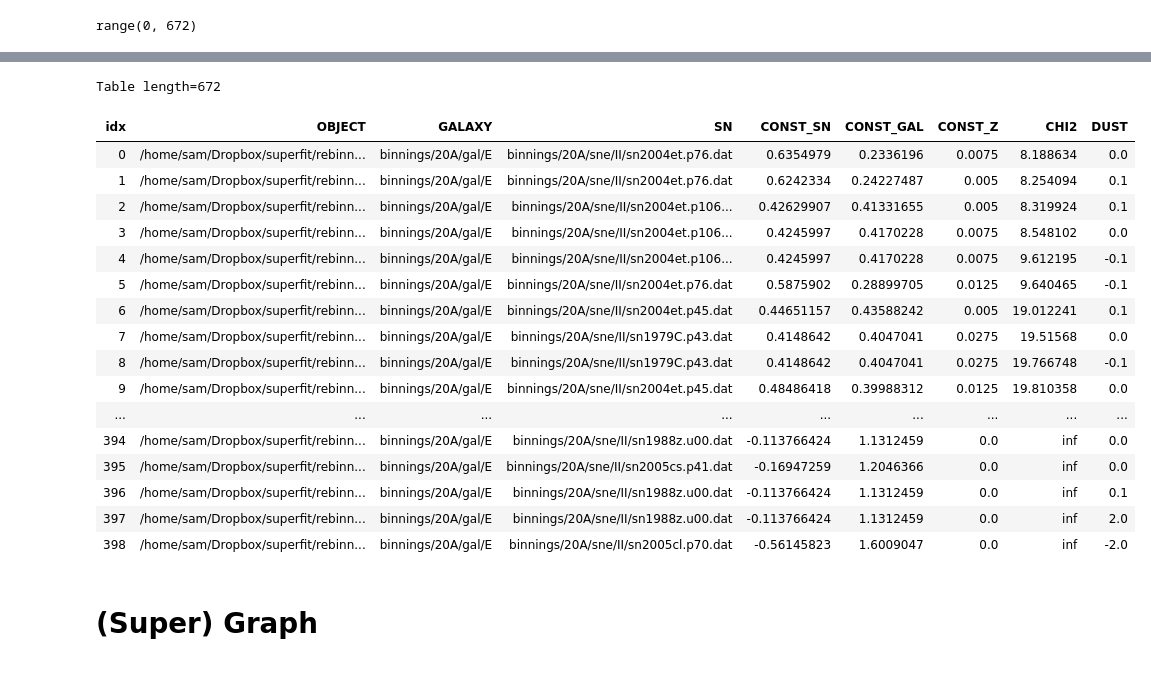
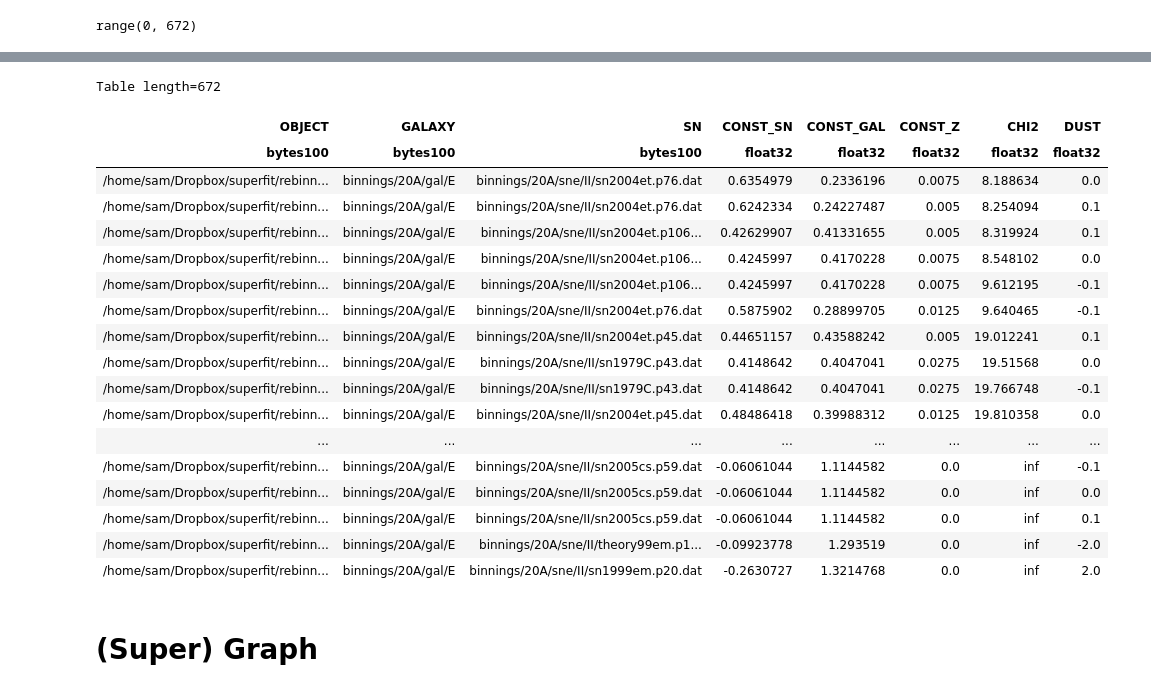
Before and after one commit to oyaron/NGSF, a Jupyter notebook: BFF.ipynb, the cells around one changed output, grey strips where cells are left out. Drawn from its saved outputs; the diff is of its cells as text; code cells hidden in the pictures.

```diff
--- a/BFF.ipynb
+++ b/BFF.ipynb
@@ -344,27 +305,28 @@ Table length=672
 # %%
 result
 result.sort('CHI2')
 result
-table.Table.show_in_notebook(result)
+#table.Table.show_in_notebook(result)
 # %% [output]
 Table length=672
-| idx | OBJECT | GALAXY | SN | CONST_SN | CONST_GAL | CONST_Z | CHI2 | DUST |
-| 0 | /home/sam/Dropbox/superfit/rebinn... | binnings/20A/gal/E | binnings/20A/sne/II/sn2004et.p76.dat | 0.6354979 | 0.2336196 | 0.0075 | 8.188634 | 0.0 |
-| 1 | /home/sam/Dropbox/superfit/rebinn... | binnings/20A/gal/E | binnings/20A/sne/II/sn2004et.p76.dat | 0.6242334 | 0.24227487 | 0.005 | 8.254094 | 0.1 |
-| 2 | /home/sam/Dropbox/superfit/rebinn... | binnings/20A/gal/E | binnings/20A/sne/II/sn2004et.p106... | 0.42629907 | 0.41331655 | 0.005 | 8.319924 | 0.1 |
-| 3 | /home/sam/Dropbox/superfit/rebinn... | binnings/20A/gal/E | binnings/20A/sne/II/sn2004et.p106... | 0.4245997 | 0.4170228 | 0.0075 | 8.548102 | 0.0 |
-| 4 | /home/sam/Dropbox/superfit/rebinn... | binnings/20A/gal/E | binnings/20A/sne/II/sn2004et.p106... | 0.4245997 | 0.4170228 | 0.0075 | 9.612195 | -0.1 |
-| 5 | /home/sam/Dropbox/superfit/rebinn... | binnings/20A/gal/E | binnings/20A/sne/II/sn2004et.p76.dat | 0.5875902 | 0.28899705 | 0.0125 | 9.640465 | -0.1 |
-| 6 | /home/sam/Dropbox/superfit/rebinn... | binnings/20A/gal/E | binnings/20A/sne/II/sn2004et.p45.dat | 0.44651157 | 0.43588242 | 0.005 | 19.012241 | 0.1 |
-| 7 | /home/sam/Dropbox/superfit/rebinn... | binnings/20A/gal/E | binnings/20A/sne/II/sn1979C.p43.dat | 0.4148642 | 0.4047041 | 0.0275 | 19.51568 | 0.0 |
-| 8 | /home/sam/Dropbox/superfit/rebinn... | binnings/20A/gal/E | binnings/20A/sne/II/sn1979C.p43.dat | 0.4148642 | 0.4047041 | 0.0275 | 19.766748 | -0.1 |
-| 9 | /home/sam/Dropbox/superfit/rebinn... | binnings/20A/gal/E | binnings/20A/sne/II/sn2004et.p45.dat | 0.48486418 | 0.39988312 | 0.0125 | 19.810358 | 0.0 |
-| ... | ... | ... | ... | ... | ... | ... | ... | ... |
-| 394 | /home/sam/Dropbox/superfit/rebinn... | binnings/20A/gal/E | binnings/20A/sne/II/sn1988z.u00.dat | -0.113766424 | 1.1312459 | 0.0 | inf | 0.0 |
-| 395 | /home/sam/Dropbox/superfit/rebinn... | binnings/20A/gal/E | binnings/20A/sne/II/sn2005cs.p41.dat | -0.16947259 | 1.2046366 | 0.0 | inf | 0.0 |
-| 396 | /home/sam/Dropbox/superfit/rebinn... | binnings/20A/gal/E | binnings/20A/sne/II/sn1988z.u00.dat | -0.113766424 | 1.1312459 | 0.0 | inf | 0.1 |
-| 397 | /home/sam/Dropbox/superfit/rebinn... | binnings/20A/gal/E | binnings/20A/sne/II/sn1988z.u00.dat | -0.113766424 | 1.1312459 | 0.0 | inf | 2.0 |
-| 398 | /home/sam/Dropbox/superfit/rebinn... | binnings/20A/gal/E | binnings/20A/sne/II/sn2005cl.p70.dat | -0.56145823 | 1.6009047 | 0.0 | inf | -2.0 |
+| OBJECT | GALAXY | SN | CONST_SN | CONST_GAL | CONST_Z | CHI2 | DUST |
+| bytes100 | bytes100 | bytes100 | float32 | float32 | float32 | float32 | float32 |
+| /home/sam/Dropbox/superfit/rebinn... | binnings/20A/gal/E | binnings/20A/sne/II/sn2004et.p76.dat | 0.6354979 | 0.2336196 | 0.0075 | 8.188634 | 0.0 |
+| /home/sam/Dropbox/superfit/rebinn... | binnings/20A/gal/E | binnings/20A/sne/II/sn2004et.p76.dat | 0.6242334 | 0.24227487 | 0.005 | 8.254094 | 0.1 |
+| /home/sam/Dropbox/superfit/rebinn... | binnings/20A/gal/E | binnings/20A/sne/II/sn2004et.p106... | 0.42629907 | 0.41331655 | 0.005 | 8.319924 | 0.1 |
+| /home/sam/Dropbox/superfit/rebinn... | binnings/20A/gal/E | binnings/20A/sne/II/sn2004et.p106... | 0.4245997 | 0.4170228 | 0.0075 | 8.548102 | 0.0 |
+| /home/sam/Dropbox/superfit/rebinn... | binnings/20A/gal/E | binnings/20A/sne/II/sn2004et.p106... | 0.4245997 | 0.4170228 | 0.0075 | 9.612195 | -0.1 |
+| /home/sam/Dropbox/superfit/rebinn... | binnings/20A/gal/E | binnings/20A/sne/II/sn2004et.p76.dat | 0.5875902 | 0.28899705 | 0.0125 | 9.640465 | -0.1 |
+| /home/sam/Dropbox/superfit/rebinn... | binnings/20A/gal/E | binnings/20A/sne/II/sn2004et.p45.dat | 0.44651157 | 0.43588242 | 0.005 | 19.012241 | 0.1 |
+| /home/sam/Dropbox/superfit/rebinn... | binnings/20A/gal/E | binnings/20A/sne/II/sn1979C.p43.dat | 0.4148642 | 0.4047041 | 0.0275 | 19.51568 | 0.0 |
+| /home/sam/Dropbox/superfit/rebinn... | binnings/20A/gal/E | binnings/20A/sne/II/sn1979C.p43.dat | 0.4148642 | 0.4047041 | 0.0275 | 19.766748 | -0.1 |
+| /home/sam/Dropbox/superfit/rebinn... | binnings/20A/gal/E | binnings/20A/sne/II/sn2004et.p45.dat | 0.48486418 | 0.39988312 | 0.0125 | 19.810358 | 0.0 |
+| ... | ... | ... | ... | ... | ... | ... | ... |
+| /home/sam/Dropbox/superfit/rebinn... | binnings/20A/gal/E | binnings/20A/sne/II/sn2005cs.p59.dat | -0.06061044 | 1.1144582 | 0.0 | inf | -0.1 |
+| /home/sam/Dropbox/superfit/rebinn... | binnings/20A/gal/E | binnings/20A/sne/II/sn2005cs.p59.dat | -0.06061044 | 1.1144582 | 0.0 | inf | 0.0 |
+| /home/sam/Dropbox/superfit/rebinn... | binnings/20A/gal/E | binnings/20A/sne/II/sn2005cs.p59.dat | -0.06061044 | 1.1144582 | 0.0 | inf | 0.1 |
+| /home/sam/Dropbox/superfit/rebinn... | binnings/20A/gal/E | binnings/20A/sne/II/theory99em.p1... | -0.09923778 | 1.293519 | 0.0 | inf | -2.0 |
+| /home/sam/Dropbox/superfit/rebinn... | binnings/20A/gal/E | binnings/20A/sne/II/sn1999em.p20.dat | -0.2630727 | 1.3214768 | 0.0 | inf | 2.0 |
 # %% [markdown]
 # (Super) Graph
 # %%
```
Also changed, not shown: parts of 4 cells of this notebook.
